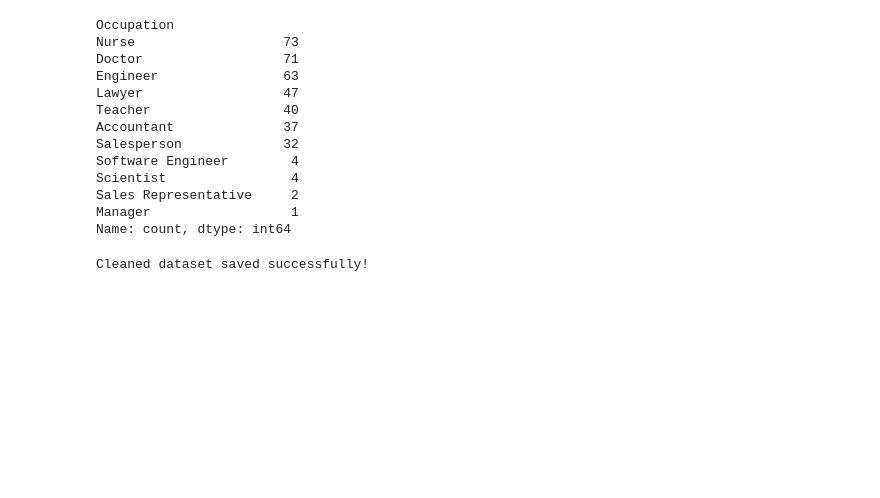
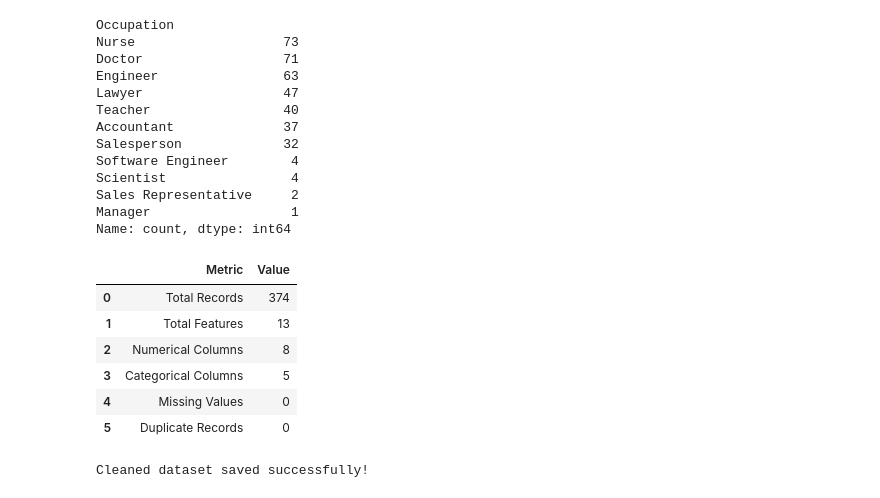
Before and after one commit to aryandhiman01/Lifestyle_Dynamics_Framework, a Jupyter notebook: task.ipynb, the cells around one changed output. Cells and saved outputs as stored; diff of their text form; code cells hidden in the pictures; blank space fills up the shorter version.

```diff
--- a/task.ipynb
+++ b/task.ipynb
@@ -283,6 +283,35 @@ Scientist                4
 Sales Representative     2
 Manager                  1
 Name: count, dtype: int64
+# %%
+summary = pd.DataFrame({
+    "Metric":[
+        "Total Records",
+        "Total Features",
+        "Numerical Columns",
+        "Categorical Columns",
+        "Missing Values",
+        "Duplicate Records"
+    ],
+    "Value":[
+        df.shape[0],
+        df.shape[1],
+        len(df.select_dtypes(include="number").columns),
+        len(df.select_dtypes(include="object").columns),
+        df.isnull().sum().sum(),
+        df.duplicated().sum()
+    ]
+})
+
+summary
+# %% [output]
+|  | Metric | Value |
+| 0 | Total Records | 374 |
+| 1 | Total Features | 13 |
+| 2 | Numerical Columns | 8 |
+| 3 | Categorical Columns | 5 |
+| 4 | Missing Values | 0 |
+| 5 | Duplicate Records | 0 |
 # %%
 df.to_csv(
     "cleaned_sleep_lifestyle_dataset.csv",
```
Also changed, not shown: parts of 9 cells of this notebook, 3 other files.
